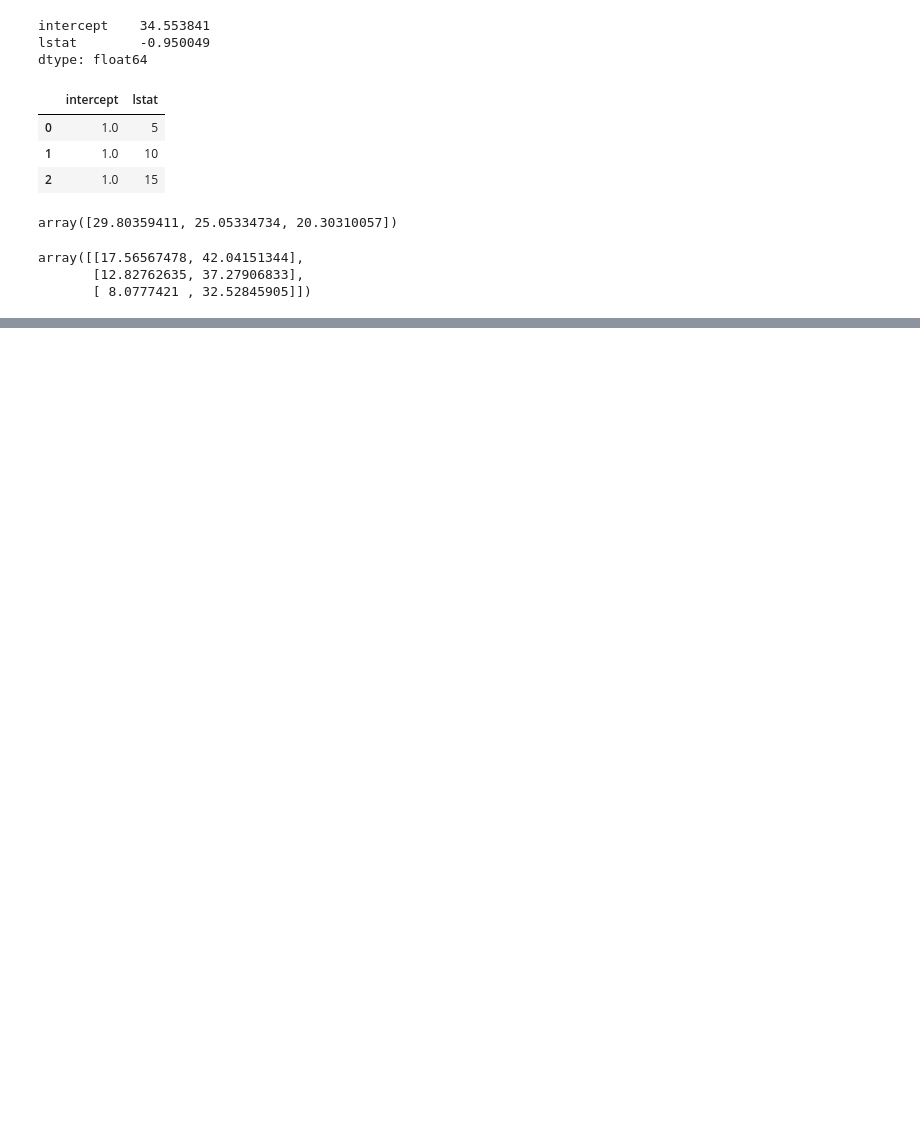
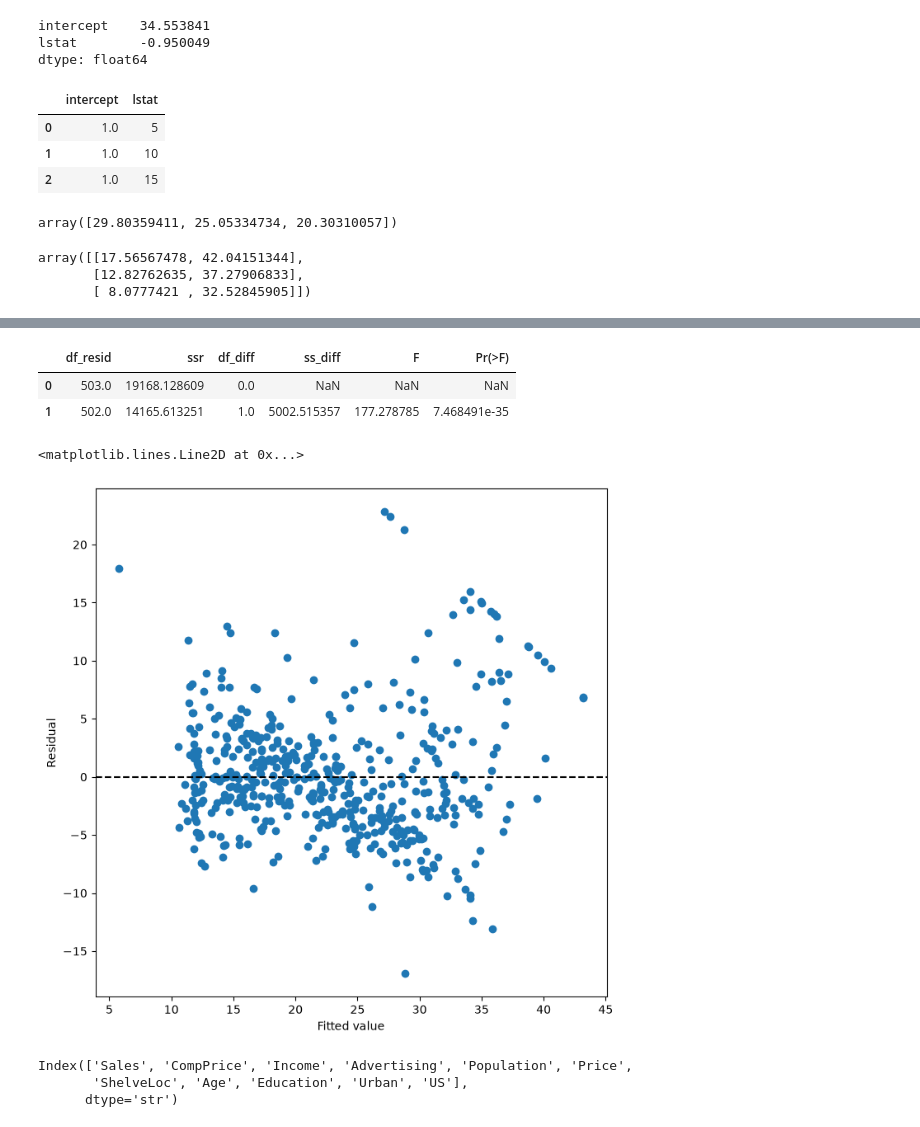
Before and after one commit to Nattawut30/Math-Algorithmic-Trading, a Jupyter notebook: Probability_Statistics/02_linear_regression.ipynb, the cells around one changed output, grey strips where cells are left out. Saved outputs shown, nothing was run; the diff lists cells and outputs as text; code cells hidden in the pictures; blank space fills up the shorter version.

```diff
--- a/Probability_Statistics/02_linear_regression.ipynb
+++ b/Probability_Statistics/02_linear_regression.ipynb
@@ -220,0 +424,9 @@ array([[17.56567478, 42.04151344],
+# %%
+""" Non-linear Transformations of the Predictors """
+
+# poly() supplied in ISLP specifies that columns representing polynomial function of its first argument are added to the model matrix
+
+X = MS([poly('lstat', degree=2), 'age']).fit_transform(Boston)
+model3 = sm.OLS(y, X)
+results3 = model3.fit()
+summarize(results3)
@@ -220,0 +439,39 @@ array([[17.56567478, 42.04151344],
+# %%
+# the effectively zero p-value associated wit hthe quadratic terms such as the third row above,
+# suggests that it leads to an improved model.
+# the column created by poly() do not include an intercept column as that is automatically added by MS()
+
+# anova_lm() to further quantify the extend to which the quadratic fit is superior to the linear fit
+
+anova_lm(results1, results3)
+# %% [output]
+|  | df_resid | ssr | df_diff | ss_diff | F | Pr(>F) |
+| 0 | 503.0 | 19168.128609 | 0.0 | NaN | NaN | NaN |
+| 1 | 502.0 | 14165.613251 | 1.0 | 5002.515357 | 177.278785 | 7.468491e-35 |
+# %%
+# The null hypothesis is that the quadratic term in the bigger model is not needed.
+# And the alternative hypothesis is that the bigger model is superior.
+
+# F-statistic is the squred of the t-statistic for the quadtratic term in the linear model summary.
+
+# The anova_lm() can take more than 2 nested models as input, in which case it compares everty successive pair of models.
+
+ax = subplots(figsize=(8, 8))[1]
+ax.scatter(results3.fittedvalues, results3.resid)
+ax.set_xlabel('Fitted value')
+ax.set_ylabel('Residual')
+ax.axhline(0, c='k', ls='--')
+# %% [output]
+<matplotlib.lines.Line2D at 0x...>
+[figure, added]
+# %%
+""" Qualitative Predictors """
+
+# attempt to predict sales (child car set sales) in 400 locations based on a number of predictors.
+
+Carseats = load_data('Carseats')
+Carseats.columns
+# %% [output]
+Index(['Sales', 'CompPrice', 'Income', 'Advertising', 'Population', 'Price',
+       'ShelveLoc', 'Age', 'Education', 'Urban', 'US'],
+      dtype='str')
```
Also changed, not shown: parts of 20 cells of this notebook.
